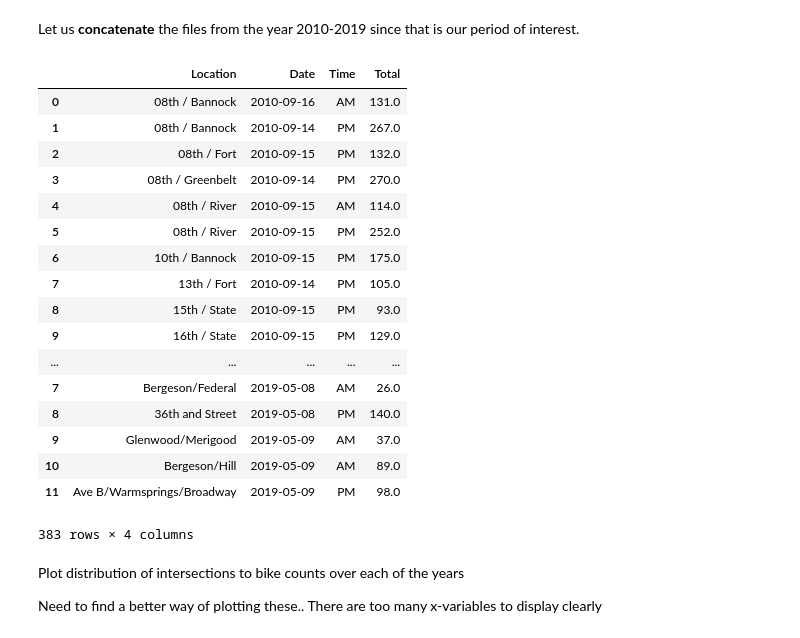
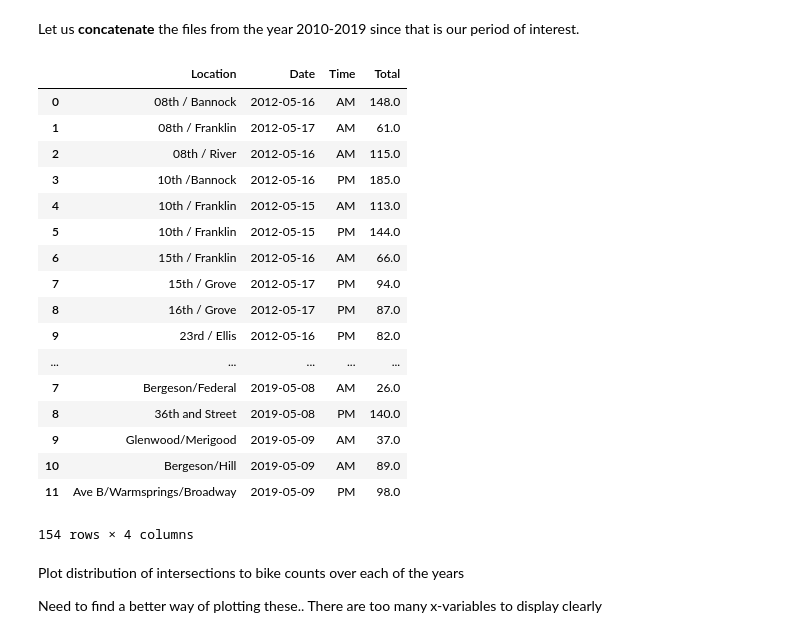
Before and after one commit to mikestefancic/TVCA, a Jupyter notebook: 01-tvca-clean.ipynb, the cells around one changed output. Saved outputs shown, nothing was run; the diff lists cells and outputs as text; code cells hidden in the pictures.

```diff
--- a/01-tvca-clean.ipynb
+++ b/01-tvca-clean.ipynb
@@ -793,28 +793,30 @@ achd_traffic_counts_df.head()
 # %% [markdown]
 Let us **concatenate** the files from the year 2010-2019 since that is our period of interest.
 # %%
-data_2010_2019_trimmed = pd.concat([data_2010_trimmed,data_2011_trimmed,data_2012_may_trimmed,data_2012_sept_trimmed,
-                                    data_2013_may_trimmed,data_2013_sept_trimmed,data_2014_sept_trimmed,
-                                    data_2015_may_trimmed,data_2016_may_trimmed,data_2018_may_trimmed,
+data_2010_2019_trimmed_may = pd.concat([data_2012_may_trimmed,
+                                    data_2013_may_trimmed,
+                                    data_2015_may_trimmed,
+                                    data_2016_may_trimmed,
+                                    data_2018_may_trimmed,
                                     data_2019_may_trimmed])
 
-data_2010_2019_trimmed
+data_2010_2019_trimmed_may
 # %% [output]
 |  | Location | Date | Time | Total |
-| 0 | 08th / Bannock | 2010-09-16 | AM | 131.0 |
-| 1 | 08th / Bannock | 2010-09-14 | PM | 267.0 |
-| 2 | 08th / Fort | 2010-09-15 | PM | 132.0 |
-| 3 | 08th / Greenbelt | 2010-09-14 | PM | 270.0 |
-| 4 | 08th / River | 2010-09-15 | AM | 114.0 |
-| 5 | 08th / River | 2010-09-15 | PM | 252.0 |
-| 6 | 10th / Bannock | 2010-09-15 | PM | 175.0 |
-| 7 | 13th / Fort | 2010-09-14 | PM | 105.0 |
-| 8 | 15th / State | 2010-09-15 | PM | 93.0 |
-| 9 | 16th / State | 2010-09-15 | PM | 129.0 |
+| 0 | 08th / Bannock | 2012-05-16 | AM | 148.0 |
+| 1 | 08th / Franklin | 2012-05-17 | AM | 61.0 |
+| 2 | 08th / River | 2012-05-16 | AM | 115.0 |
+| 3 | 10th /Bannock | 2012-05-16 | PM | 185.0 |
+| 4 | 10th / Franklin | 2012-05-15 | AM | 113.0 |
+| 5 | 10th / Franklin | 2012-05-15 | PM | 144.0 |
+| 6 | 15th / Franklin | 2012-05-16 | AM | 66.0 |
+| 7 | 15th / Grove | 2012-05-17 | PM | 94.0 |
+| 8 | 16th / Grove | 2012-05-17 | PM | 87.0 |
+| 9 | 23rd / Ellis | 2012-05-16 | PM | 82.0 |
 | ... | ... | ... | ... | ... |
 | 7 | Bergeson/Federal | 2019-05-08 | AM | 26.0 |
 | 8 | 36th and Street | 2019-05-08 | PM | 140.0 |
 | 9 | Glenwood/Merigood | 2019-05-09 | AM | 37.0 |
 | 10 | Bergeson/Hill | 2019-05-09 | AM | 89.0 |
 | 11 | Ave B/Warmsprings/Broadway | 2019-05-09 | PM | 98.0 |
-383 rows × 4 columns
+154 rows × 4 columns
```
Also changed, not shown: parts of 1 cell of this notebook.
